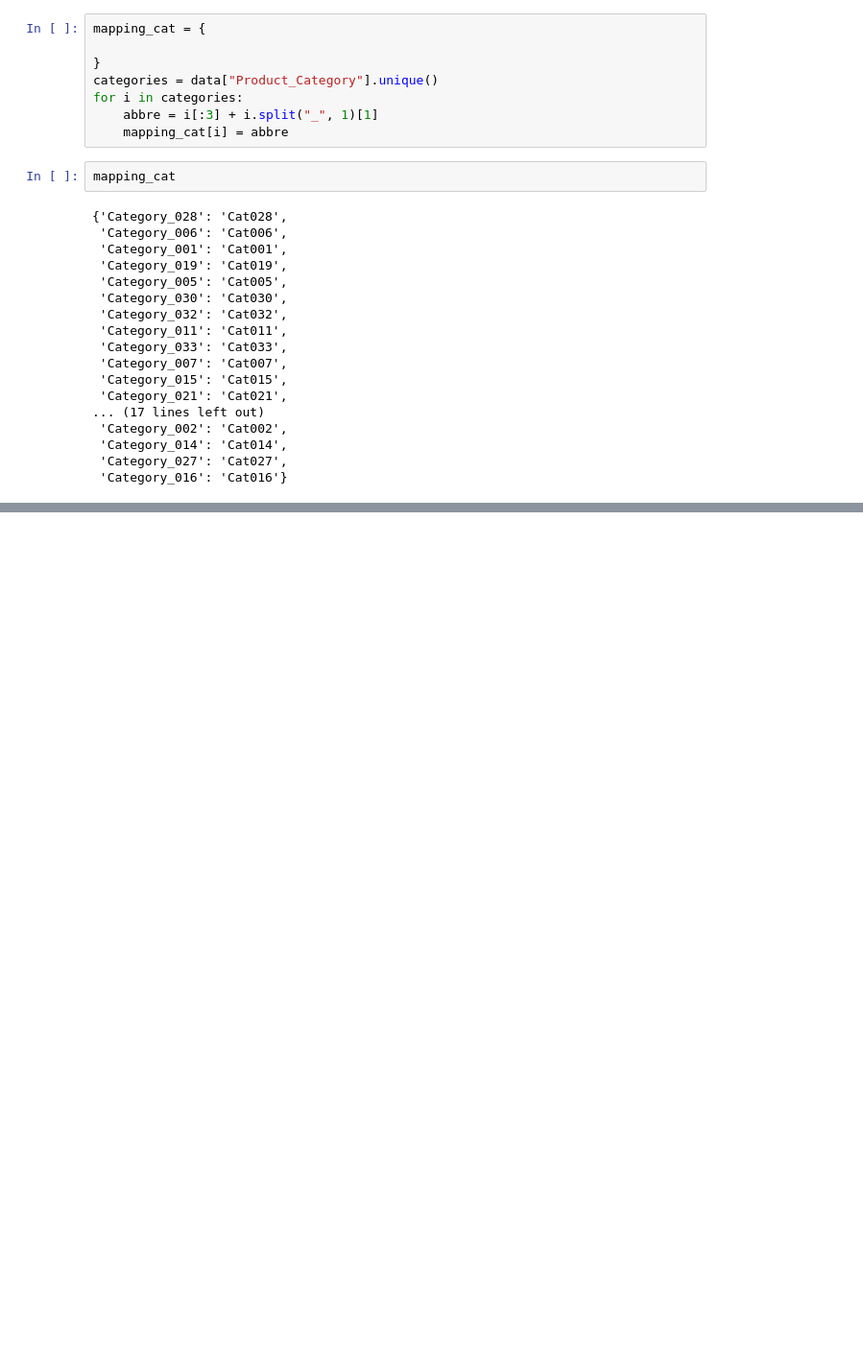
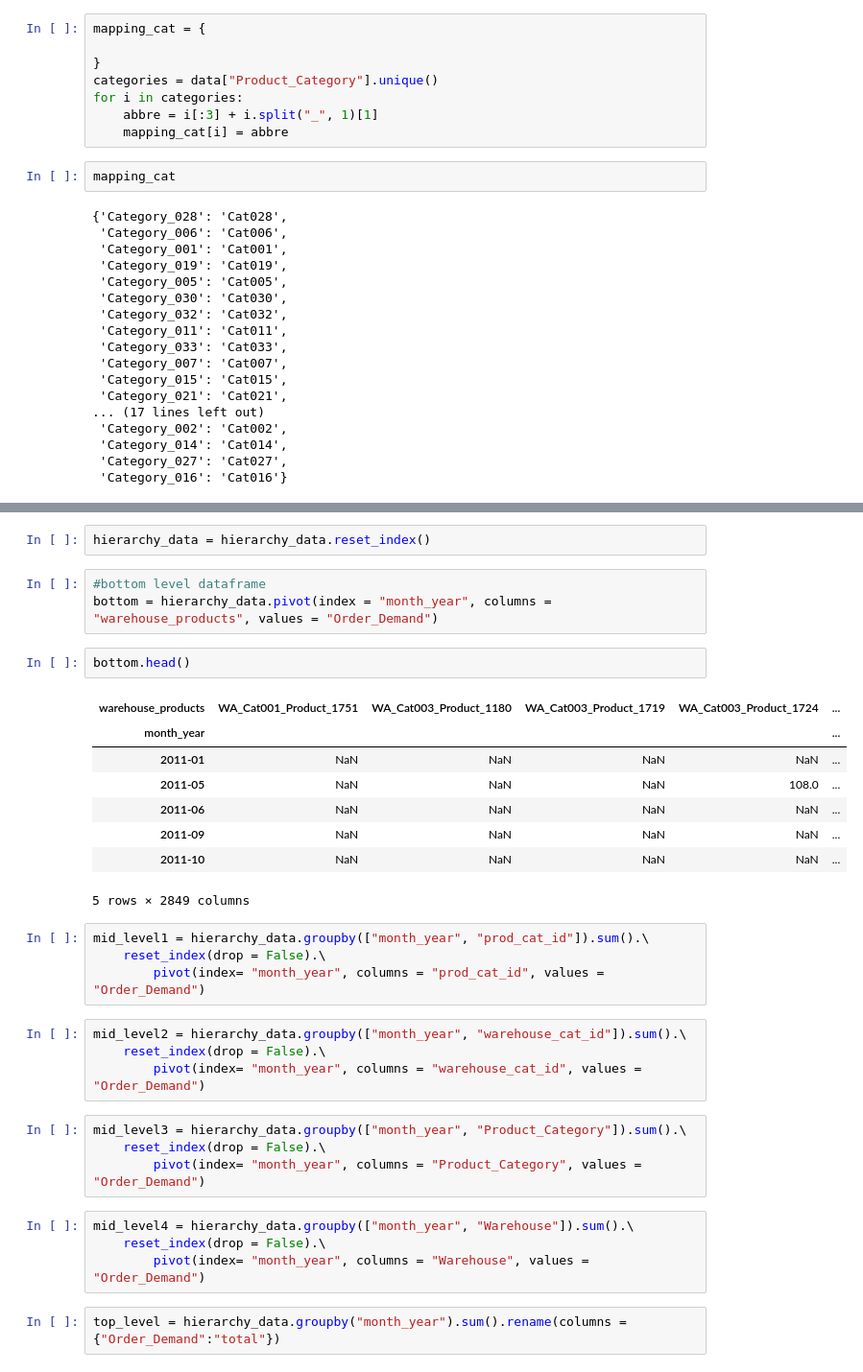
Before and after one commit to josephine-amponsah/retail-demand-forecaster, a Jupyter notebook: notebooks/time-seies-forecast-hier.ipynb, the cells around one changed output, grey strips where cells are left out. Shown at 96% size. Saved outputs shown, nothing was run; the diff lists cells and outputs as text; blank space fills up the shorter version.

```diff
--- a/notebooks/time-seies-forecast-hier.ipynb
+++ b/notebooks/time-seies-forecast-hier.ipynb
@@ -106,0 +132,34 @@ hierarchy = {**total, **category}
+# %%
+hierarchy_data = hierarchy_data.reset_index()
+# %%
+#bottom level dataframe
+bottom = hierarchy_data.pivot(index = "month_year", columns = "warehouse_products", values = "Order_Demand")
+# %%
+bottom.head()
+# %% [output]
+| warehouse_products | WA_Cat001_Product_1751 | WA_Cat003_Product_1180 | WA_Cat003_Product_1719 | WA_Cat003_Product_1724 | ... |
+| month_year |  |  |  |  | ... |
+| 2011-01 | NaN | NaN | NaN | NaN | ... |
+| 2011-05 | NaN | NaN | NaN | 108.0 | ... |
+| 2011-06 | NaN | NaN | NaN | NaN | ... |
+| 2011-09 | NaN | NaN | NaN | NaN | ... |
+| 2011-10 | NaN | NaN | NaN | NaN | ... |
+5 rows × 2849 columns
+# %%
+mid_level1 = hierarchy_data.groupby(["month_year", "prod_cat_id"]).sum().\
+    reset_index(drop = False).\
+        pivot(index= "month_year", columns = "prod_cat_id", values = "Order_Demand")
+# %%
+mid_level2 = hierarchy_data.groupby(["month_year", "warehouse_cat_id"]).sum().\
+    reset_index(drop = False).\
+        pivot(index= "month_year", columns = "warehouse_cat_id", values = "Order_Demand")
+# %%
+mid_level3 = hierarchy_data.groupby(["month_year", "Product_Category"]).sum().\
+    reset_index(drop = False).\
+        pivot(index= "month_year", columns = "Product_Category", values = "Order_Demand")
+# %%
+mid_level4 = hierarchy_data.groupby(["month_year", "Warehouse"]).sum().\
+    reset_index(drop = False).\
+        pivot(index= "month_year", columns = "Warehouse", values = "Order_Demand")
+# %%
+top_level = hierarchy_data.groupby("month_year").sum().rename(columns = {"Order_Demand":"total"})
```
Also changed, not shown: parts of 34 cells of this notebook.
